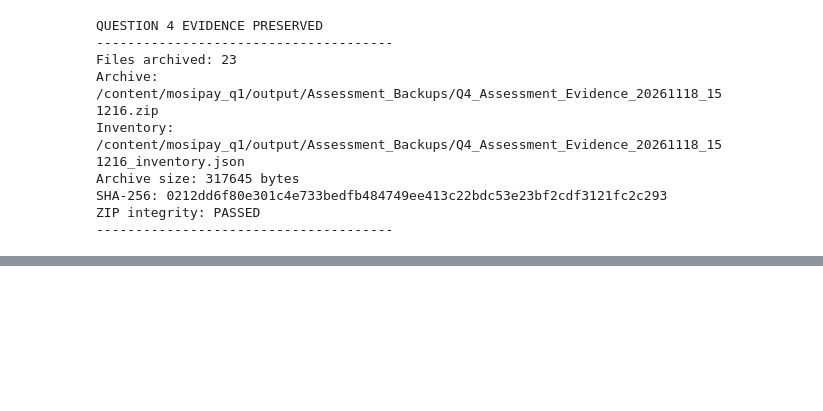
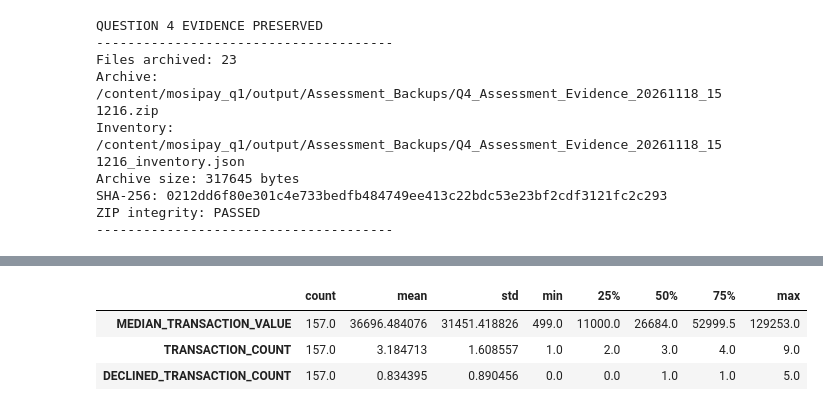
Before and after one commit to ictnsofu/ICD_5211_Data_Privacy_kampamba_nsofu_202609988, a Jupyter notebook: 202609988_Kampamba_Nsofu_ICD_5211.ipynb, the cells around one changed output, grey strips where cells are left out. Cells and saved outputs as stored; diff of their text form; code cells hidden in the pictures; blank space fills up the shorter version.

```diff
--- a/202609988_Kampamba_Nsofu_ICD_5211.ipynb
+++ b/202609988_Kampamba_Nsofu_ICD_5211.ipynb
@@ -9876,0 +9970,88 @@ assert current_hash == expected_hash, (
+# %%
+
+# =========================================================
+# Q5(a): ACCOUNT UNIQUENESS AND CONTRIBUTION VALIDATION
+# =========================================================
+
+import pandas as pd
+
+# 1. Confirm one row per account.
+account_count = len(account_df)
+unique_accounts = account_df["ACCOUNT_REF"].nunique()
+
+print("ACCOUNT UNIQUENESS")
+print("------------------------------")
+print("Total rows:", account_count)
+print("Distinct account references:", unique_accounts)
+print("One row per account:", account_count == unique_accounts)
+
+# 2. Inspect numerical contribution attributes.
+numeric_columns = [
+    "MEDIAN_TRANSACTION_VALUE",
+    "TRANSACTION_COUNT",
+    "DECLINED_TRANSACTION_COUNT"
+]
+
+print("\nNUMERICAL ATTRIBUTE RANGES")
+print("------------------------------")
+
+display(
+    account_df[numeric_columns].describe().T
+)
+
+# 3. Check logical contribution constraints.
+print("\nCONTRIBUTION VALIDATION")
+print("------------------------------")
+
+checks = {
+    "Transaction count non-negative": (
+        account_df["TRANSACTION_COUNT"] >= 0
+    ).all(),
+
+    "Declined count non-negative": (
+        account_df["DECLINED_TRANSACTION_COUNT"] >= 0
+    ).all(),
+
+    "Declined count does not exceed transaction count": (
+        account_df["DECLINED_TRANSACTION_COUNT"]
+        <= account_df["TRANSACTION_COUNT"]
+    ).all(),
+
+    "Transaction value non-negative": (
+        account_df["MEDIAN_TRANSACTION_VALUE"] >= 0
+    ).all(),
+
+    "Sensitive label is binary": (
+        account_df["SENSITIVE_DECLINED"].isin([0, 1])
+    ).all(),
+
+    "Sensitive label agrees with declined count": (
+        account_df["SENSITIVE_DECLINED"]
+        == (
+            account_df["DECLINED_TRANSACTION_COUNT"] > 0
+        ).astype(int)
+    ).all()
+}
+
+for description, passed in checks.items():
+    print(f"{description}: {passed}")
+
+# 4. Display observed maximums for internal analysis.
+print("\nOBSERVED MAXIMUMS")
+print("------------------------------")
+
+for column in numeric_columns:
+    print(column, "=", account_df[column].max())
+
+# 5. Stop if the account-level assumptions are not satisfied.
+assert account_count == unique_accounts, (
+    "Multiple rows per account detected. "
+    "Resolve account-level contribution structure first."
+)
+
+assert all(checks.values()), (
+    "One or more contribution validation checks failed."
+)
+
+print("\nACCOUNT-LEVEL VALIDATION PASSED.")
+# %% [output]
@@ -9876,0 +10066,4 @@ assert current_hash == expected_hash, (
+|  | count | mean | std | min | 25% | 50% | 75% | max |
+| MEDIAN_TRANSACTION_VALUE | 157.0 | 36696.484076 | 31451.418826 | 499.0 | 11000.0 | 26684.0 | 52999.5 | 129253.0 |
+| TRANSACTION_COUNT | 157.0 | 3.184713 | 1.608557 | 1.0 | 2.0 | 3.0 | 4.0 | 9.0 |
+| DECLINED_TRANSACTION_COUNT | 157.0 | 0.834395 | 0.890456 | 0.0 | 0.0 | 1.0 | 1.0 | 5.0 |
```
Also changed, not shown: parts of 14 cells of this notebook.
